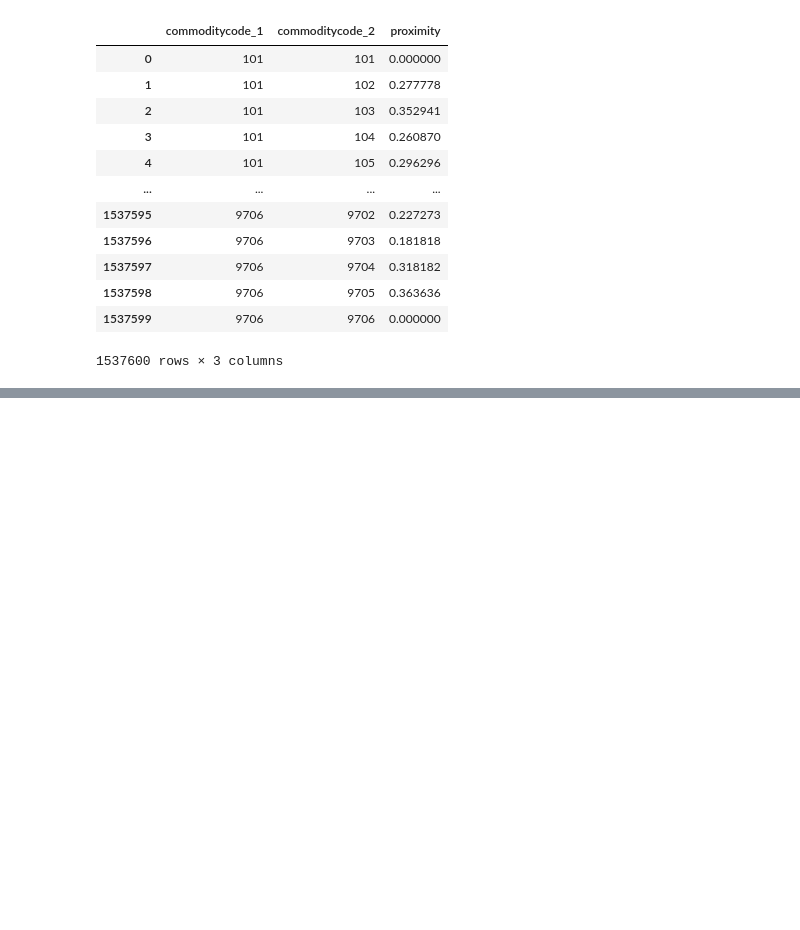
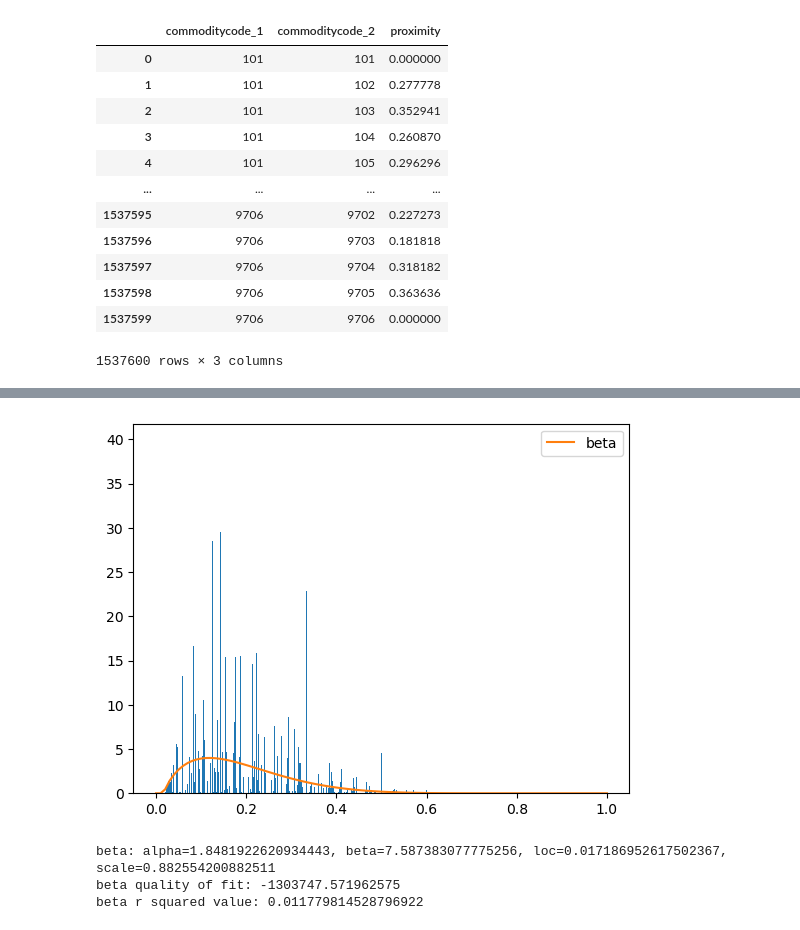
Before and after one commit to rosstie/pathway_diversity_ECI, a Jupyter notebook: scripts/ECI_Data_Exploration.ipynb, the cells around one changed output, grey strips where cells are left out. Drawn from its saved outputs; the diff is of its cells as text; code cells hidden in the pictures; blank space fills up the shorter version.

```diff
--- a/scripts/ECI_Data_Exploration.ipynb
+++ b/scripts/ECI_Data_Exploration.ipynb
@@ -106,0 +35,27 @@ plt.show()
+# %%
+# open the csv file as pd
+hs92_csv = pd.read_csv('../data/hs92_proximities.csv')
+hs92_csv
+# calculate number of unique codes in the csv file
+unique_codes = hs92_csv['commoditycode_1'].nunique() # calculate the number of unique codes
+
+unique_codes = int(unique_codes/2)
+print('number of unique codes:',unique_codes)
+
+# calculate the number of states
+number_states = 2**unique_codes
+print('number of unique states:',number_states)
+#lenght of number of transitions
+print('length of number of states integer:',len(str(number_states)))
+
+# Number of transitions, assuming each state can transition to any other state
+# i.e. 2^number of states.
+number_of_transitions = (2**unique_codes) * (2**unique_codes - 1)
+print('number of transitions:',number_of_transitions)
+#lenght of number of transitions
+print('length of number of transitions integer:',len(str(number_of_transitions)))
+
+hs92_csv
+
+#number_states = 2**unique_codes
+#print(number_states)
@@ -106,0 +163,23 @@ plt.show()
+# %%
+# fit the data to a beta distribution
+fit_beta = stats.beta.fit(hs92_csv['proximity'])
+# plot the data
+plt.hist(hs92_csv['proximity'], bins=1000, density=True)
+# plot the power law distribution
+x = np.linspace(0, 1, 100)
+pdf = stats.beta.pdf(x, fit_beta[0], fit_beta[1], fit_beta[2], fit_beta[3])
+plt.plot(x, pdf, label='beta')
+plt.legend()
+plt.show()
+
+# print the fit of the beta distribution and quality of fit
+# fit[0] is the alpha parameter, fit[1] is the loc parameter, fit[2] is the scale parameter
+print(f'beta: alpha={fit_beta[0]}, beta={fit_beta[1]}, loc={fit_beta[2]}, scale={fit_beta[3]}')
+print(f'beta quality of fit: {stats.beta.nnlf(fit_beta, hs92_csv["proximity"])}')
+# r squared value
+print(f'beta r squared value: {stats.beta.rvs(fit_beta[0], fit_beta[1], loc=fit_beta[2], scale=fit_beta[3], size=len(hs92_csv)).var()}')
+# %% [output]
+[figure, added]
+beta: alpha=1.8481922620934443, beta=7.587383077775256, loc=0.017186952617502367, scale=0.882554200882511
+beta quality of fit: -1303747.571962575
+beta r squared value: 0.011779814528796922
```
Also changed, not shown: parts of 27 cells of this notebook, 25 other files.
